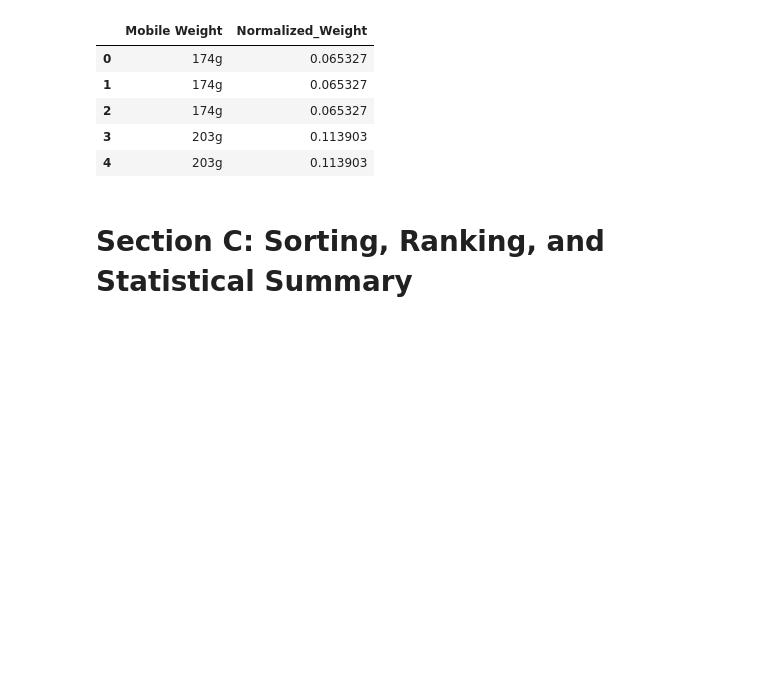
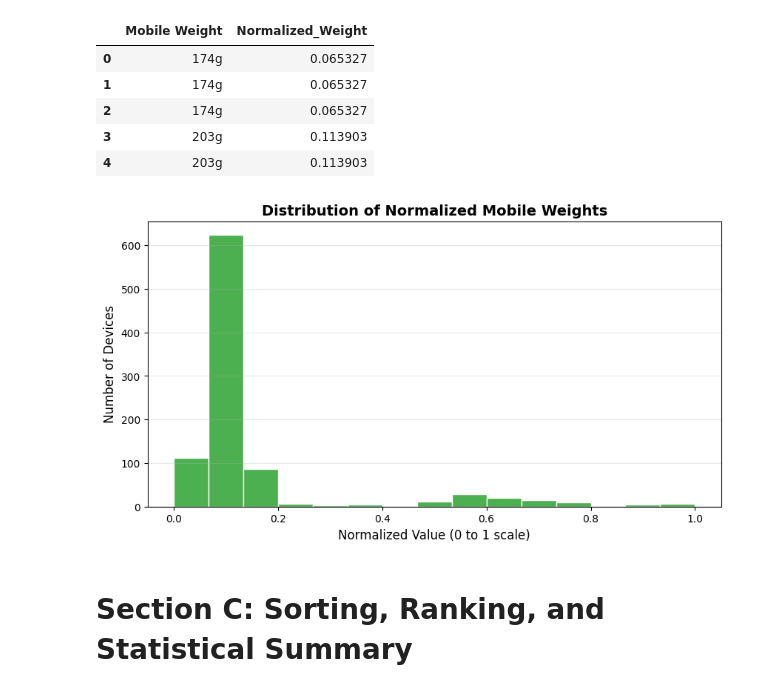
Before and after one commit to ahmedHy0/smartphone-specification, a Jupyter notebook: smartphone Specification .ipynb, the cells around one changed output. Saved outputs shown, nothing was run; the diff lists cells and outputs as text; code cells hidden in the pictures; blank space fills up the shorter version.

Commit message:
Update charts and fix column names

```diff
--- a/smartphone Specification .ipynb
+++ b/smartphone Specification .ipynb
@@ -56,6 +56,19 @@ df[['Mobile Weight', 'Normalized_Weight']].head()
 | 2 | 174g | 0.065327 |
 | 3 | 203g | 0.113903 |
 | 4 | 203g | 0.113903 |
+# %%
+# Histogram of Normalized Weights
+plt.figure(figsize=(10, 5))
+plt.hist(df['Normalized_Weight'], bins=15, color='#4CAF50', edgecolor='white')
+
+# Adding clarity labels
+plt.title('Distribution of Normalized Mobile Weights', fontsize=14, fontweight='bold')
+plt.xlabel('Normalized Value (0 to 1 scale)', fontsize=12)
+plt.ylabel('Number of Devices', fontsize=12)
+plt.grid(axis='y', alpha=0.3)
+plt.show()
+# %% [output]
+[figure, added]
 # %% [markdown]
 # Section C: Sorting, Ranking, and Statistical Summary
 # %%
```
Also changed, not shown: parts of 1 cell of this notebook.
